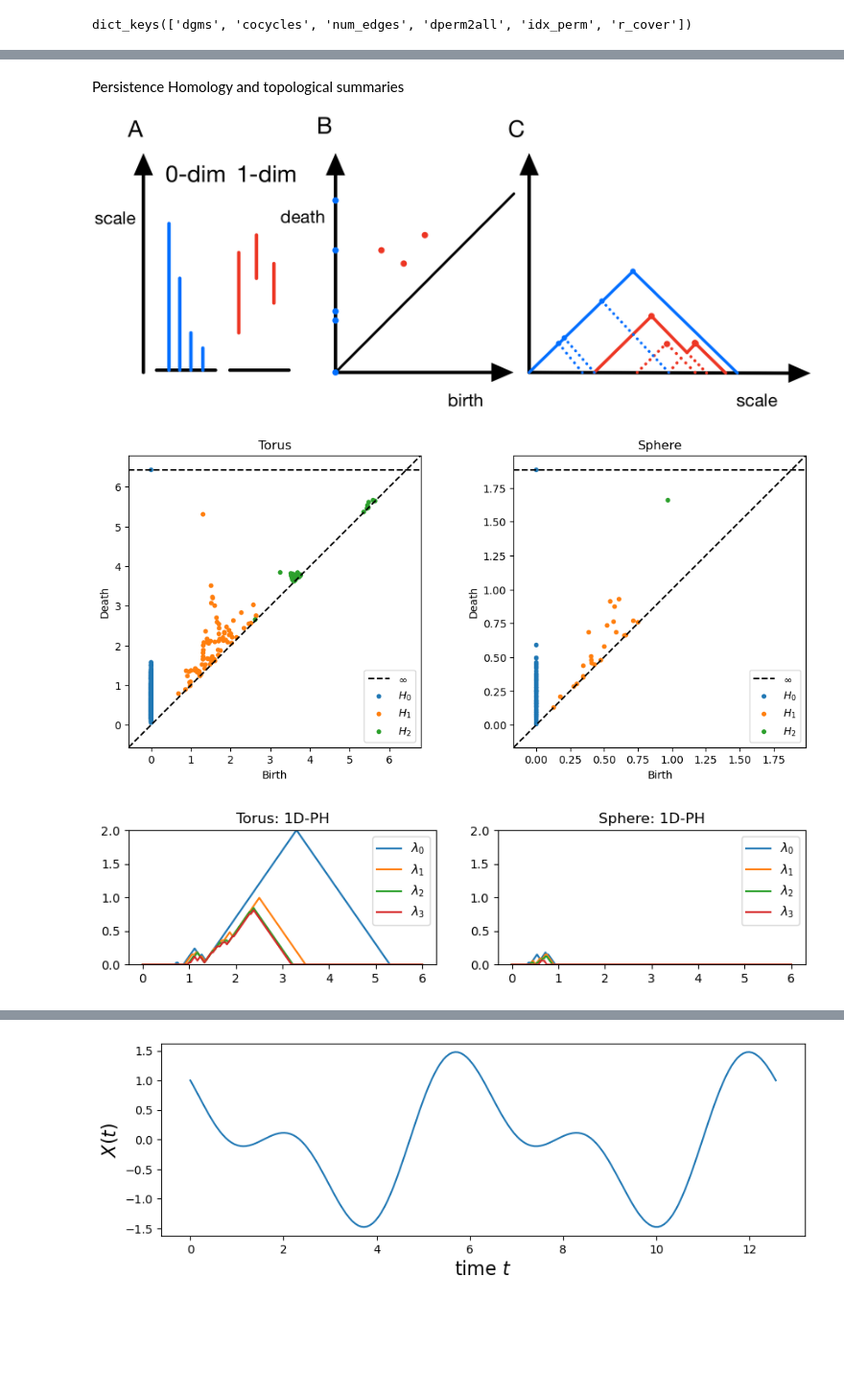
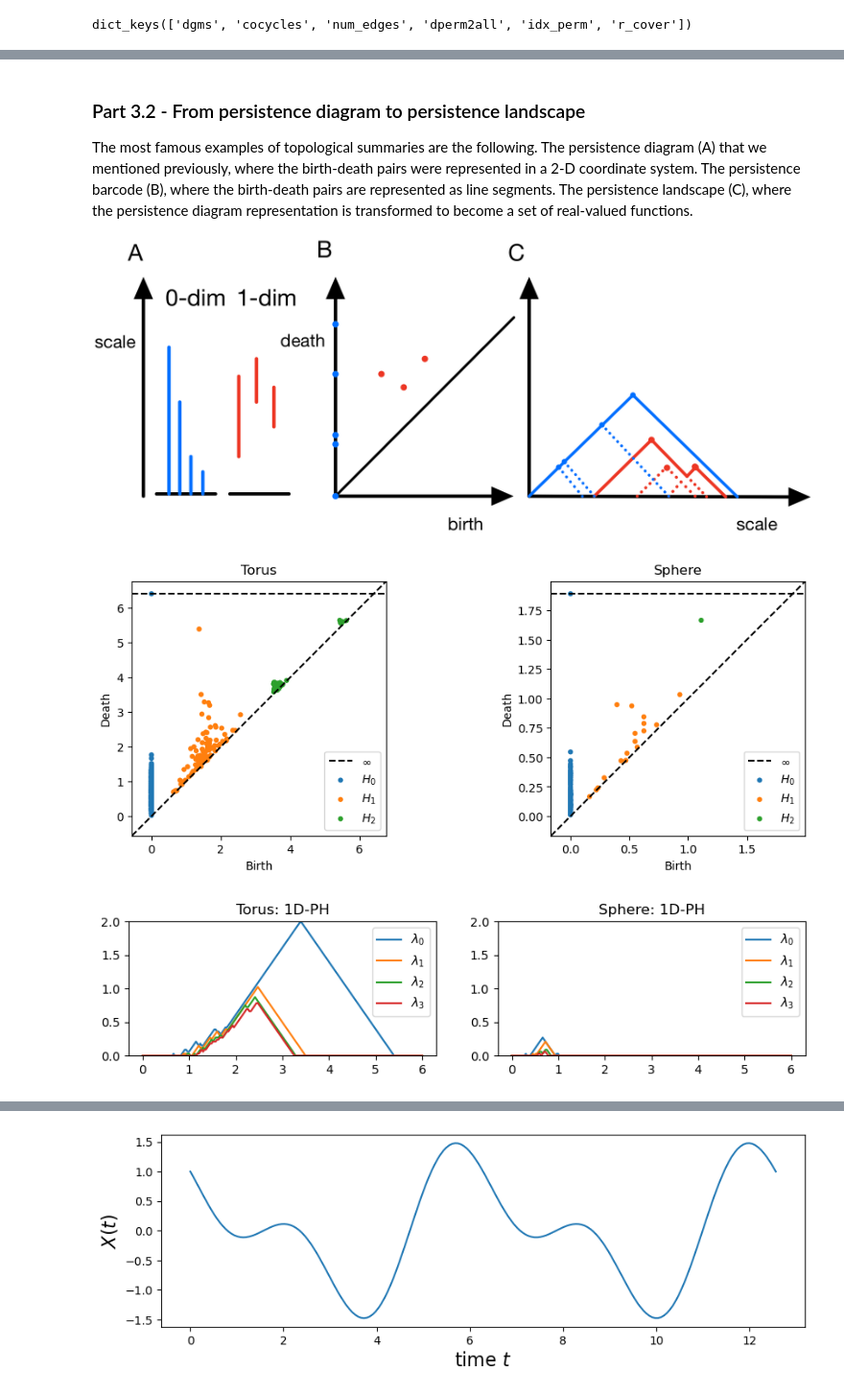
Before and after one commit to A-EL-YAAGOUBI/Dynamic-TDA, a Jupyter notebook: Dynamic_TDA.ipynb, the cells around one changed output, grey strips where cells are left out. Shown at 96% size. Cells and saved outputs as stored; diff of their text form; code cells hidden in the pictures; blank space fills up the shorter version.

```diff
--- a/Dynamic_TDA.ipynb
+++ b/Dynamic_TDA.ipynb
@@ -87,6 +85,8 @@ r = 1   # Sphere radius
 
 # Generates points on a spherical manifold
 dataset_sphere = sphere(n=n, r=r)
+# %%
+mpl.rcParams.update(mpl.rcParamsDefault)
 # %%
 # Creates a x by y inches figure
 fg = plt.figure(figsize=(4, 4))
@@ -282,7 +286,9 @@ Persistence Homology and topological summaries
 
 ![Filtration_Example.png](attachment:Filtration_Example.png)
 # %% [markdown]
-Persistence Homology and topological summaries
+### Part 3.2 - From persistence diagram to persistence landscape
+
+The most famous examples of topological summaries are the following. The persistence diagram (A) that we mentioned previously, where the birth-death pairs were represented in a 2-D coordinate system. The persistence barcode (B), where the birth-death pairs are represented as line segments. The persistence landscape (C), where the persistence diagram representation is transformed to become a set of real-valued functions.
 
 ![Barcodes_PD_PL](attachment:TDA_PH_Figure%20%282%29.png)
 # %%
@@ -323,18 +329,18 @@ pl_2_spher = pl_2_builder.fit_transform(diagrams_sphere)
 pl_2_torus = np.reshape(pl_2_torus, (num_steps, len(pl_2_torus)//num_steps), order='F')
 pl_2_spher = np.reshape(pl_2_spher, (num_steps, len(pl_2_spher)//num_steps), order='F')
 # %%
-fg = plt.figure(figsize=(12, 5))
+fg = plt.figure(figsize=(12, 4))
 plt.subplot(121)
 plt.title('Torus')
 persim.plot_diagrams(diagrams_torus_clean)
 
 plt.subplot(122)
 plt.title('Sphere')
 persim.plot_diagrams(diagrams_sphere)
 
 plt.show()
 # %% [output]
-[figure, old version]
+[figure, new version]
 # %%
 fg = plt.figure(figsize=(10, 2))
 plt.subplot(121)
@@ -351,7 +357,7 @@ plt.plot(x_scale, pl_1_spher[:, :4]) # Plots the first K layers of the PL
 plt.legend(('$\lambda_0$', '$\lambda_1$', '$\lambda_2$', '$\lambda_3$'))
 plt.show()
 # %% [output]
-[figure, old version]
+[figure, new version]
 # %%
 fg = plt.figure(figsize=(10, 2))
 plt.subplot(121)
```
Also changed, not shown: parts of 33 cells of this notebook.
